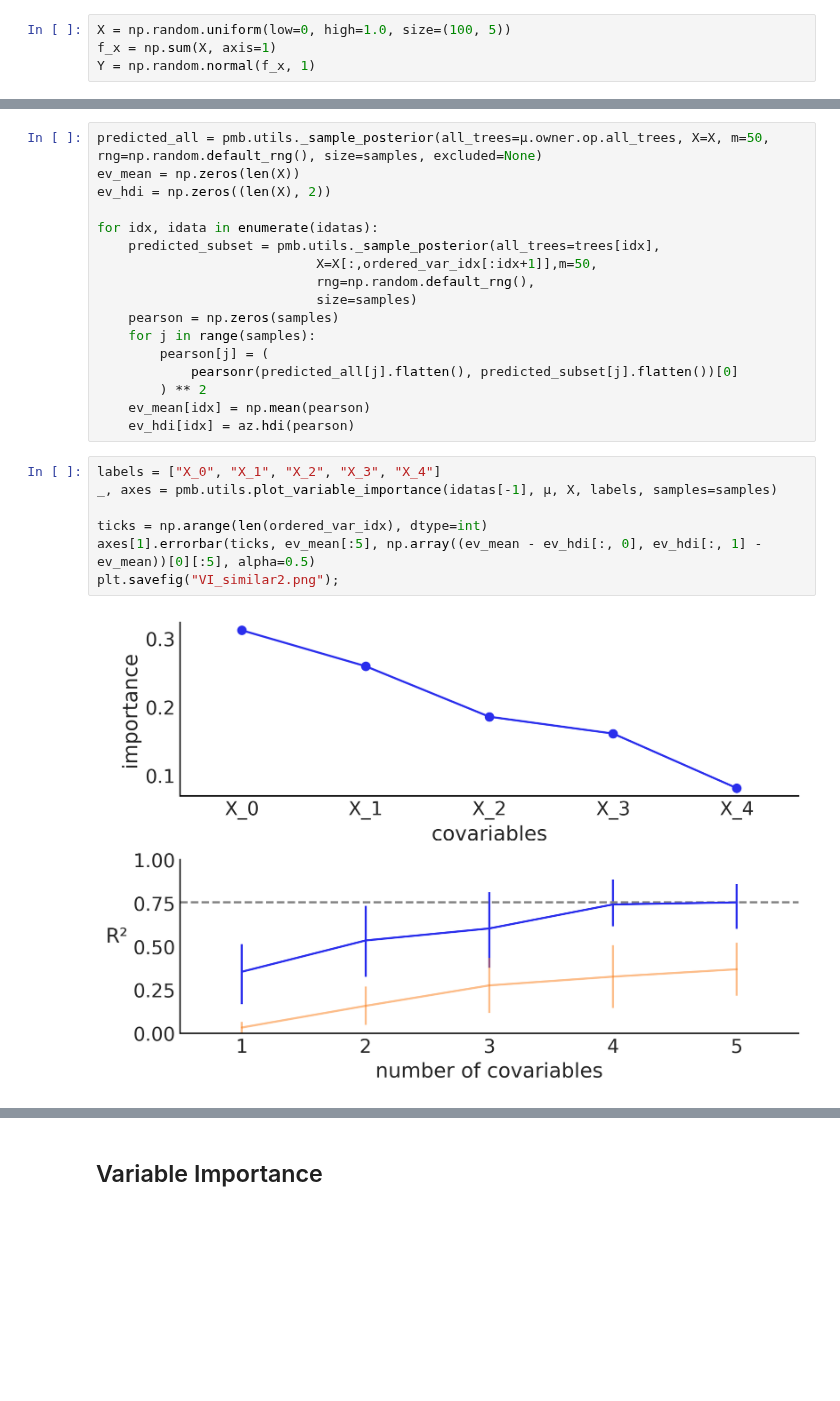
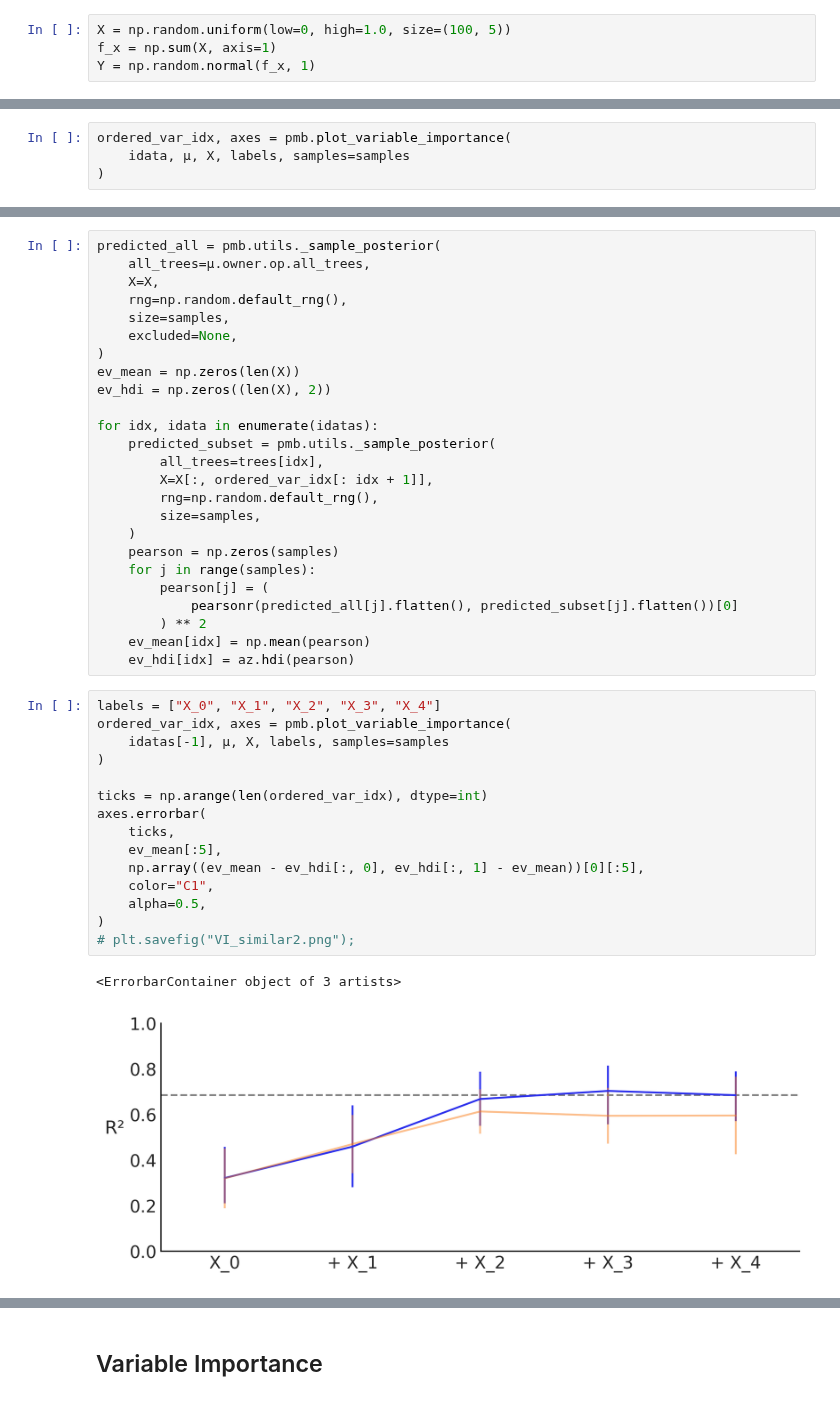
Before and after one commit to Grupo-de-modelado-probabilista/BART, a Jupyter notebook: variable_selection/VI-similar.ipynb, the cells around one changed output, grey strips where cells are left out. Saved outputs shown, nothing was run; the diff lists cells and outputs as text; blank space fills up the shorter version.

Commit message:
Update to recent version of pymc-bart (#64)
* update VI-similar

* update Bikes example

* update kulprit example and environment

* update risk cancer example

```diff
--- a/variable_selection/VI-similar.ipynb
+++ b/variable_selection/VI-similar.ipynb
@@ -38,0 +33,4 @@ plt.savefig("VI_similar.png");
+# %%
+ordered_var_idx, axes = pmb.plot_variable_importance(
+    idata, μ, X, labels, samples=samples
+)
@@ -81,13 +86,21 @@ Sampling 4 chains for 1_000 tune and 1_000 draw iterations (4_000 + 4_000 draws
 # %%
-predicted_all = pmb.utils._sample_posterior(all_trees=μ.owner.op.all_trees, X=X, m=50, rng=np.random.default_rng(), size=samples, excluded=None)
+predicted_all = pmb.utils._sample_posterior(
+    all_trees=μ.owner.op.all_trees,
+    X=X,
+    rng=np.random.default_rng(),
+    size=samples,
+    excluded=None,
+)
 ev_mean = np.zeros(len(X))
 ev_hdi = np.zeros((len(X), 2))
 
 for idx, idata in enumerate(idatas):
-    predicted_subset = pmb.utils._sample_posterior(all_trees=trees[idx],
-                            X=X[:,ordered_var_idx[:idx+1]],m=50,
-                            rng=np.random.default_rng(),
-                            size=samples)
+    predicted_subset = pmb.utils._sample_posterior(
+        all_trees=trees[idx],
+        X=X[:, ordered_var_idx[: idx + 1]],
+        rng=np.random.default_rng(),
+        size=samples,
+    )
     pearson = np.zeros(samples)
     for j in range(samples):
         pearson[j] = (
@@ -97,10 +110,19 @@ for idx, idata in enumerate(idatas):
     ev_hdi[idx] = az.hdi(pearson)
 # %%
 labels = ["X_0", "X_1", "X_2", "X_3", "X_4"]
-_, axes = pmb.utils.plot_variable_importance(idatas[-1], μ, X, labels, samples=samples)
+ordered_var_idx, axes = pmb.plot_variable_importance(
+    idatas[-1], μ, X, labels, samples=samples
+)
 
 ticks = np.arange(len(ordered_var_idx), dtype=int)
-axes[1].errorbar(ticks, ev_mean[:5], np.array((ev_mean - ev_hdi[:, 0], ev_hdi[:, 1] - ev_mean))[0][:5], alpha=0.5)
-plt.savefig("VI_similar2.png");
+axes.errorbar(
+    ticks,
+    ev_mean[:5],
+    np.array((ev_mean - ev_hdi[:, 0], ev_hdi[:, 1] - ev_mean))[0][:5],
+    color="C1",
+    alpha=0.5,
+)
+# plt.savefig("VI_similar2.png");
 # %% [output]
+<ErrorbarContainer object of 3 artists>
-[figure, old version]
+[figure, new version]
```
Also changed, not shown: parts of 19 cells of this notebook, 6 other files.
